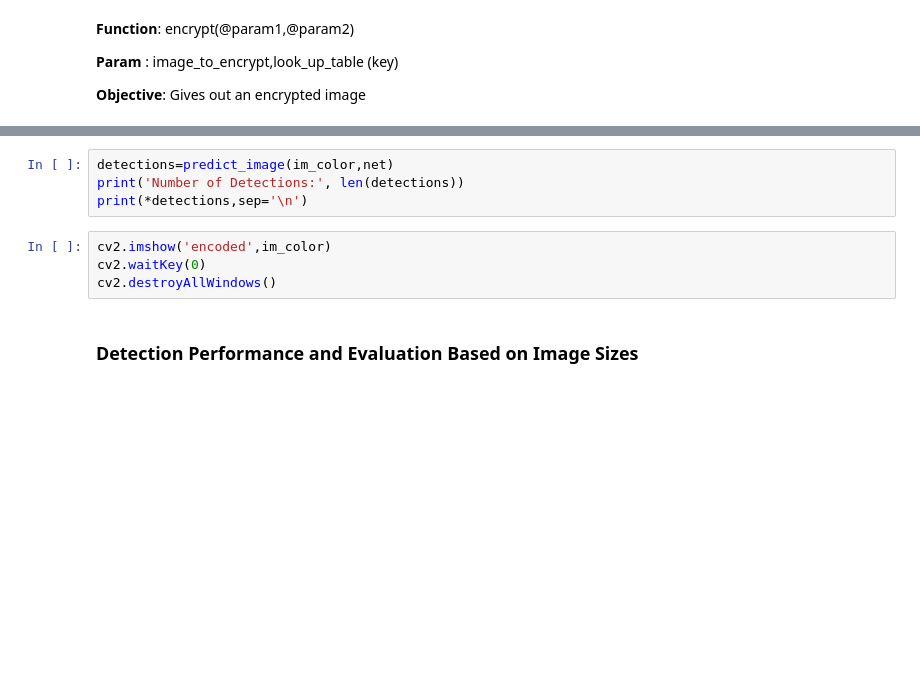
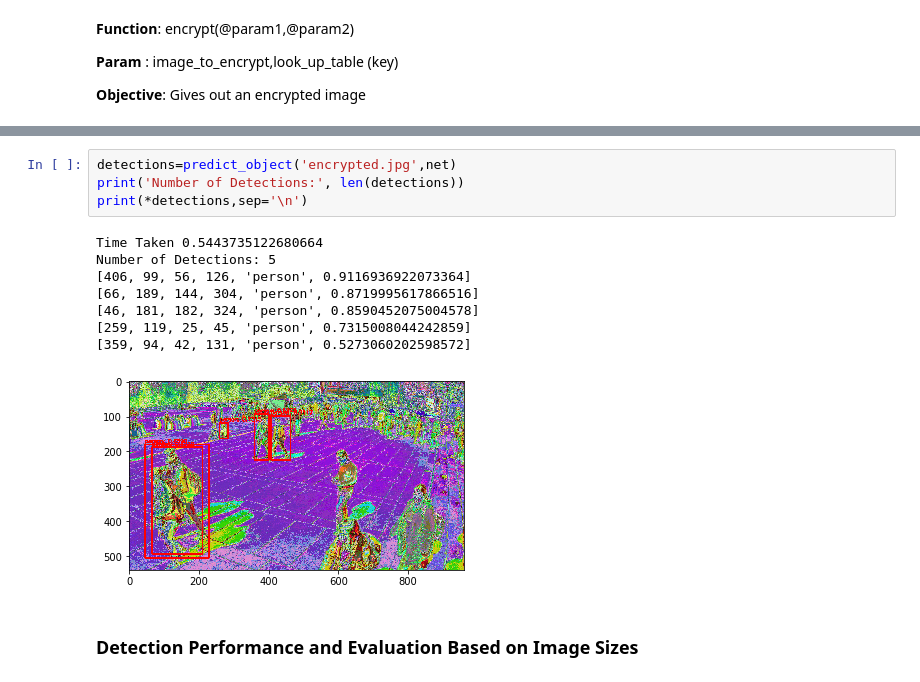
Before and after one commit to siddu1998/Internship-Indian-Institute-of-Science, a Jupyter notebook: RP1/Code/Detection Frequency Experiment.ipynb, the cells around one changed output, grey strips where cells are left out. Saved outputs shown, nothing was run; the diff lists cells and outputs as text; blank space fills up the shorter version.

```diff
--- a/RP1/Code/Detection Frequency Experiment.ipynb
+++ b/RP1/Code/Detection Frequency Experiment.ipynb
@@ -395,11 +469,16 @@ NameError: name 'predict_object' is not defined
 # %%
-detections=predict_image(im_color,net)
+detections=predict_object('encrypted.jpg',net)
 print('Number of Detections:', len(detections))
 print(*detections,sep='\n')
+# %% [output]
+Time Taken 0.5443735122680664
+Number of Detections: 5
+[406, 99, 56, 126, 'person', 0.9116936922073364]
+[66, 189, 144, 304, 'person', 0.8719995617866516]
+[46, 181, 182, 324, 'person', 0.8590452075004578]
+[259, 119, 25, 45, 'person', 0.7315008044242859]
+[359, 94, 42, 131, 'person', 0.5273060202598572]
+[figure, added]
-# %%
-cv2.imshow('encoded',im_color)
-cv2.waitKey(0)
-cv2.destroyAllWindows()
 # %% [markdown]
 ### Detection Performance and Evaluation Based on Image Sizes
 # %%
```
Also changed, not shown: parts of 17 cells of this notebook, 3 other files.
